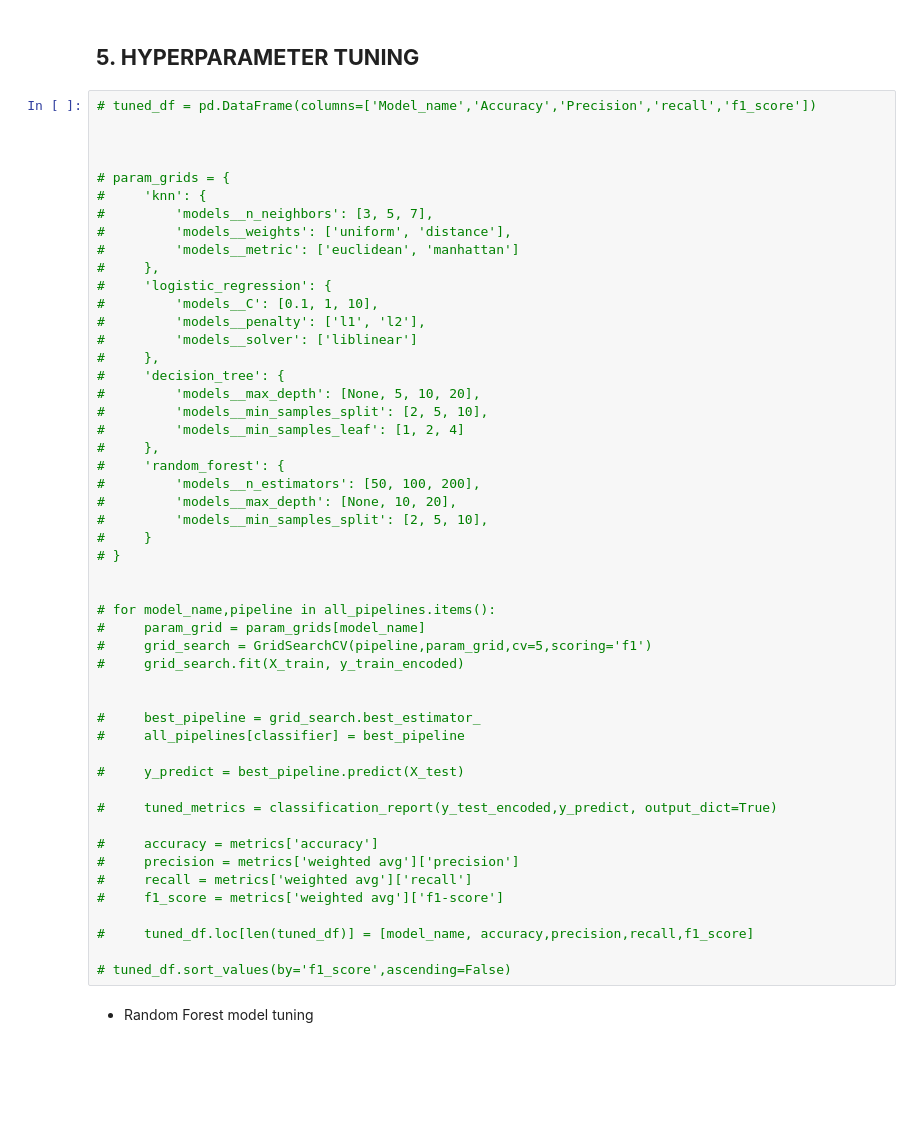
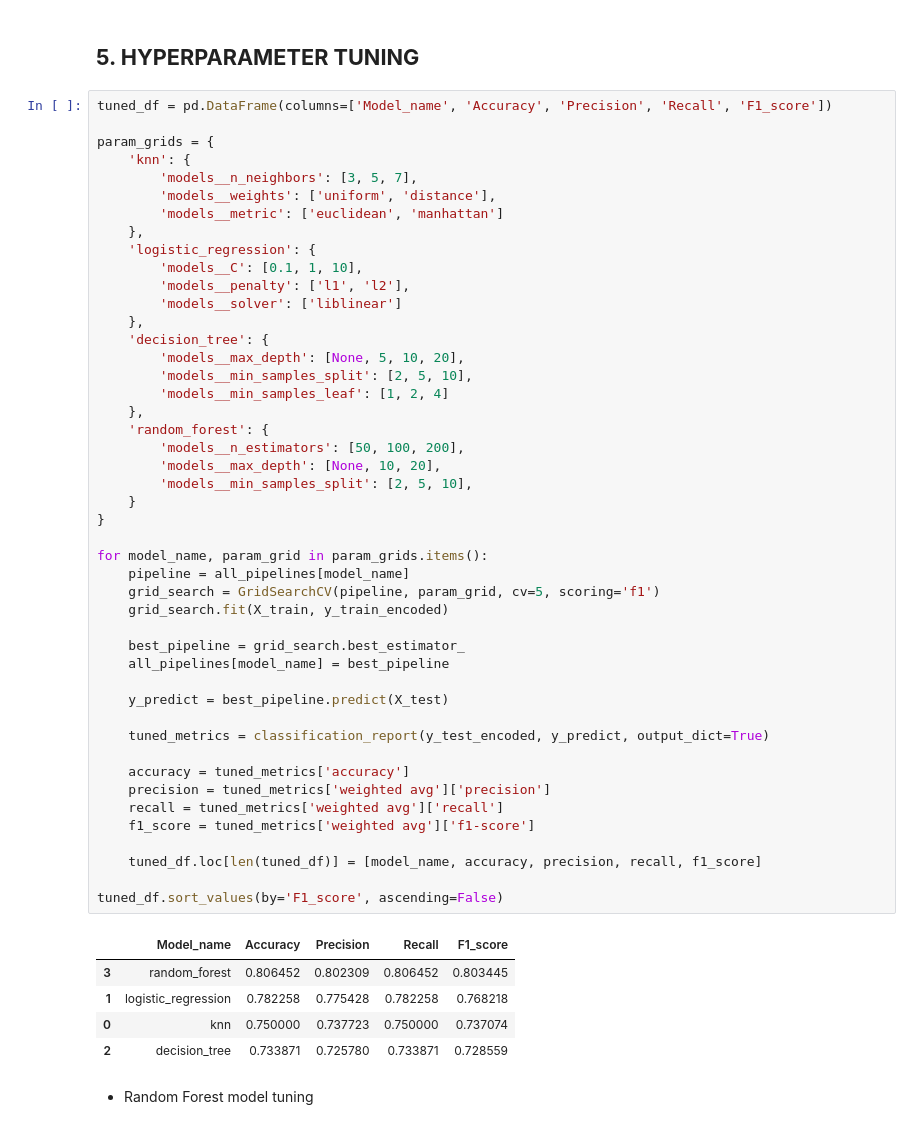
Before and after one commit to OnsongoN/apiLP5Project, a Jupyter notebook: src/api.ipynb, the cells around one changed output. Cells and saved outputs as stored; diff of their text form; blank space fills up the shorter version.

Commit message:
models building

```diff
--- a/src/api.ipynb
+++ b/src/api.ipynb
@@ -751,55 +756,57 @@ balanced.sort_values(by='f1_score',ascending=False)
 # %% [markdown]
 ## **5. HYPERPARAMETER TUNING**
 # %%
-# tuned_df = pd.DataFrame(columns=['Model_name','Accuracy','Precision','recall','f1_score'])
+tuned_df = pd.DataFrame(columns=['Model_name', 'Accuracy', 'Precision', 'Recall', 'F1_score'])
 
+param_grids = {
+    'knn': {
+        'models__n_neighbors': [3, 5, 7],
+        'models__weights': ['uniform', 'distance'],
+        'models__metric': ['euclidean', 'manhattan']
+    },
+    'logistic_regression': {
+        'models__C': [0.1, 1, 10],
+        'models__penalty': ['l1', 'l2'],
+        'models__solver': ['liblinear']
+    },
+    'decision_tree': {
+        'models__max_depth': [None, 5, 10, 20],
+        'models__min_samples_split': [2, 5, 10],
+        'models__min_samples_leaf': [1, 2, 4]
+    },
+    'random_forest': {
+        'models__n_estimators': [50, 100, 200],
+        'models__max_depth': [None, 10, 20],
+        'models__min_samples_split': [2, 5, 10],
+    }
+}
 
+for model_name, param_grid in param_grids.items():
+    pipeline = all_pipelines[model_name]
+    grid_search = GridSearchCV(pipeline, param_grid, cv=5, scoring='f1')
+    grid_search.fit(X_train, y_train_encoded)
 
-# param_grids = {
-#     'knn': {
-#         'models__n_neighbors': [3, 5, 7],
-#         'models__weights': ['uniform', 'distance'],
-#         'models__metric': ['euclidean', 'manhattan']
-#     },
-#     'logistic_regression': {
-#         'models__C': [0.1, 1, 10],
-#         'models__penalty': ['l1', 'l2'],
-#         'models__solver': ['liblinear']
-#     },
-#     'decision_tree': {
-#         'models__max_depth': [None, 5, 10, 20],
-#         'models__min_samples_split': [2, 5, 10],
-#         'models__min_samples_leaf': [1, 2, 4]
-#     },
-#     'random_forest': {
-#         'models__n_estimators': [50, 100, 200],
-#         'models__max_depth': [None, 10, 20],
-#         'models__min_samples_split': [2, 5, 10],
-#     }
-# }
+    best_pipeline = grid_search.best_estimator_
+    all_pipelines[model_name] = best_pipeline
 
+    y_predict = best_pipeline.predict(X_test)
 
-# for model_name,pipeline in all_pipelines.items():
-#     param_grid = param_grids[model_name]
-#     grid_search = GridSearchCV(pipeline,param_grid,cv=5,scoring='f1')
-#     grid_search.fit(X_train, y_train_encoded)
+    tuned_metrics = classification_report(y_test_encoded, y_predict, output_dict=True)
 
+    accuracy = tuned_metrics['accuracy']
+    precision = tuned_metrics['weighted avg']['precision']
+    recall = tuned_metrics['weighted avg']['recall']
+    f1_score = tuned_metrics['weighted avg']['f1-score']
 
-#     best_pipeline = grid_search.best_estimator_
-#     all_pipelines[classifier] = best_pipeline
+    tuned_df.loc[len(tuned_df)] = [model_name, accuracy, precision, recall, f1_score]
 
-#     y_predict = best_pipeline.predict(X_test)
-
-#     tuned_metrics = classification_report(y_test_encoded,y_predict, output_dict=True)
-
-#     accuracy = metrics['accuracy']
-#     precision = metrics['weighted avg']['precision']
-#     recall = metrics['weighted avg']['recall']
-#     f1_score = metrics['weighted avg']['f1-score']
-
-#     tuned_df.loc[len(tuned_df)] = [model_name, accuracy,precision,recall,f1_score]
-
-# tuned_df.sort_values(by='f1_score',ascending=False)
+tuned_df.sort_values(by='F1_score', ascending=False)
+# %% [output]
+|  | Model_name | Accuracy | Precision | Recall | F1_score |
+| 3 | random_forest | 0.806452 | 0.802309 | 0.806452 | 0.803445 |
+| 1 | logistic_regression | 0.782258 | 0.775428 | 0.782258 | 0.768218 |
+| 0 | knn | 0.750000 | 0.737723 | 0.750000 | 0.737074 |
+| 2 | decision_tree | 0.733871 | 0.725780 | 0.733871 | 0.728559 |
 # %% [markdown]
 * Random Forest model tuning
 # %%
```
Also changed, not shown: parts of 5 cells of this notebook, 6 other files.
